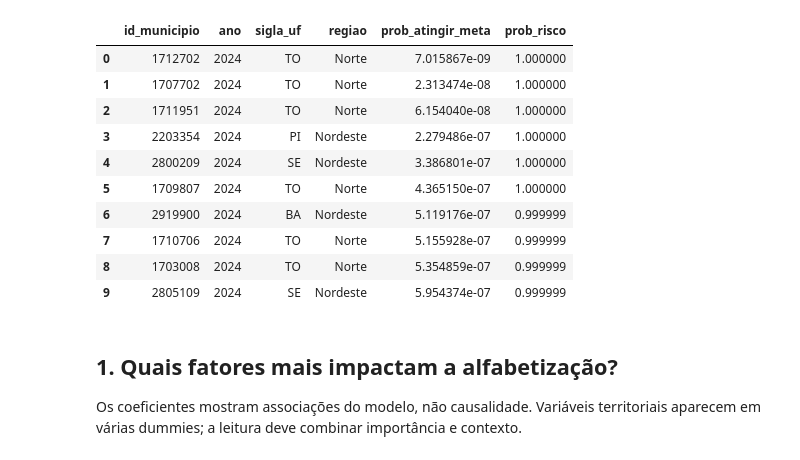
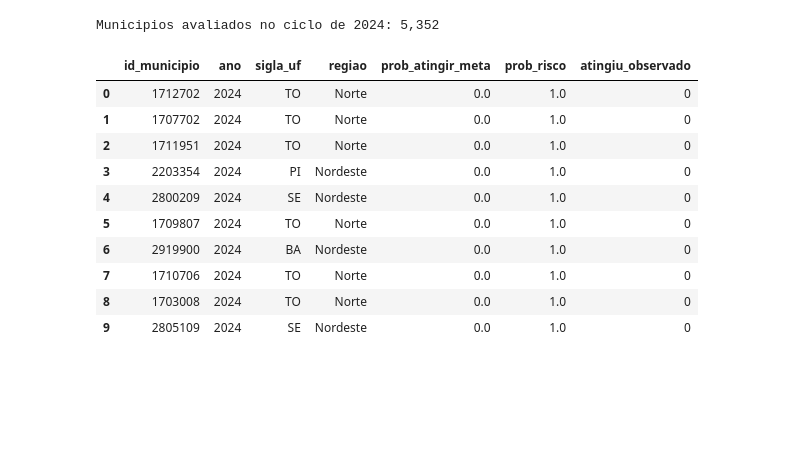
Before and after one commit to damske-h/1IAST-Fase3, a Jupyter notebook: notebooks/04_aplicacao_estrategica.ipynb, the cells around one changed output. Saved outputs shown, nothing was run; the diff lists cells and outputs as text; code cells hidden in the pictures; blank space fills up the shorter version.

```diff
--- a/notebooks/04_aplicacao_estrategica.ipynb
+++ b/notebooks/04_aplicacao_estrategica.ipynb
@@ -5,38 +14,45 @@ Transforma a probabilidade de atingir a meta em um ranking de risco municipal e
 # %%
+# ==== 1. PREPARAÇÃO ====
 from pathlib import Path
 import sys
 ROOT = Path.cwd().resolve()
 if ROOT.name == "notebooks":
     ROOT = ROOT.parent
 if str(ROOT) not in sys.path:
     sys.path.insert(0, str(ROOT))
 
 import joblib
+import numpy as np
 import pandas as pd
 import matplotlib.pyplot as plt
-import seaborn as sns
-from src.modeling import FEATURES, carregar_dataset
-from src.evaluation import importancia_nativa, perfil_por_regiao, ranking_de_risco
 
-sns.set_theme(style="whitegrid")
+from src.modeling import FEATURES, TARGET, carregar_dataset
+from src.evaluation import (
+    cobertura_por_limiar, importancia_nativa, importancia_por_permutacao,
+    perfil_por_regiao, ranking_de_risco,
+)
+from src.visualization import NEGATIVO, POSITIVO, SERIE, aplicar_estilo, limpar, salvar
+
+aplicar_estilo()
+IMAGENS = ROOT / "images"
+
 df = carregar_dataset()
 teste = df[df["ano"] == 2024].copy()
 modelo = joblib.load(ROOT / "reports" / "modelo_final.joblib")
-ranking = ranking_de_risco(modelo, teste[FEATURES], teste)
-display(ranking.head(10))
+
+ranking = ranking_de_risco(modelo, teste[FEATURES], teste, observado=teste[TARGET])
+print(f"Municipios avaliados no ciclo de 2024: {len(ranking):,}")
+display(ranking.head(10).round(4))
 # %% [output]
+Municipios avaliados no ciclo de 2024: 5,352
-|  | id_municipio | ano | sigla_uf | regiao | prob_atingir_meta | prob_risco |
-| 0 | 1712702 | 2024 | TO | Norte | 7.015867e-09 | 1.000000 |
-| 1 | 1707702 | 2024 | TO | Norte | 2.313474e-08 | 1.000000 |
-| 2 | 1711951 | 2024 | TO | Norte | 6.154040e-08 | 1.000000 |
-| 3 | 2203354 | 2024 | PI | Nordeste | 2.279486e-07 | 1.000000 |
-| 4 | 2800209 | 2024 | SE | Nordeste | 3.386801e-07 | 1.000000 |
-| 5 | 1709807 | 2024 | TO | Norte | 4.365150e-07 | 1.000000 |
-| 6 | 2919900 | 2024 | BA | Nordeste | 5.119176e-07 | 0.999999 |
-| 7 | 1710706 | 2024 | TO | Norte | 5.155928e-07 | 0.999999 |
-| 8 | 1703008 | 2024 | TO | Norte | 5.354859e-07 | 0.999999 |
-| 9 | 2805109 | 2024 | SE | Nordeste | 5.954374e-07 | 0.999999 |
+|  | id_municipio | ano | sigla_uf | regiao | prob_atingir_meta | prob_risco | atingiu_observado |
+| 0 | 1712702 | 2024 | TO | Norte | 0.0 | 1.0 | 0 |
+| 1 | 1707702 | 2024 | TO | Norte | 0.0 | 1.0 | 0 |
+| 2 | 1711951 | 2024 | TO | Norte | 0.0 | 1.0 | 0 |
+| 3 | 2203354 | 2024 | PI | Nordeste | 0.0 | 1.0 | 0 |
+| 4 | 2800209 | 2024 | SE | Nordeste | 0.0 | 1.0 | 0 |
+| 5 | 1709807 | 2024 | TO | Norte | 0.0 | 1.0 | 0 |
+| 6 | 2919900 | 2024 | BA | Nordeste | 0.0 | 1.0 | 0 |
+| 7 | 1710706 | 2024 | TO | Norte | 0.0 | 1.0 | 0 |
+| 8 | 1703008 | 2024 | TO | Norte | 0.0 | 1.0 | 0 |
+| 9 | 2805109 | 2024 | SE | Nordeste | 0.0 | 1.0 | 0 |
-# %% [markdown]
-## 1. Quais fatores mais impactam a alfabetização?
-
-Os coeficientes mostram associações do modelo, não causalidade. Variáveis territoriais aparecem em várias dummies; a leitura deve combinar importância e contexto.
```
Also changed, not shown: parts of 20 cells of this notebook, 25 other files.
